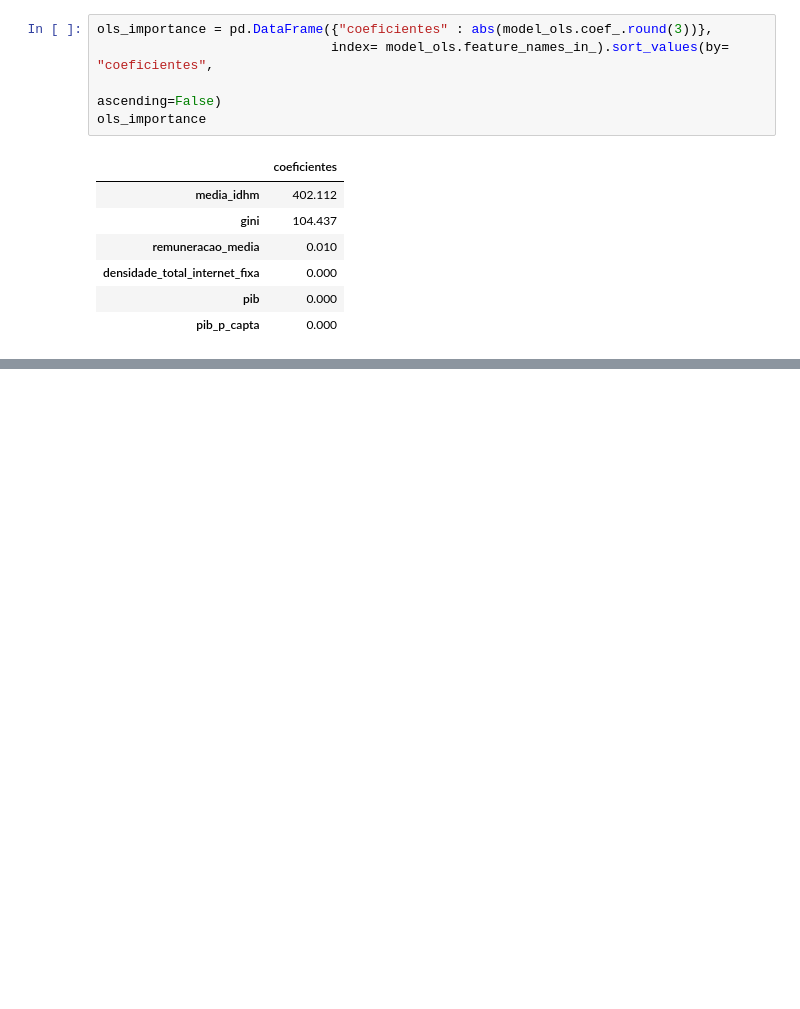
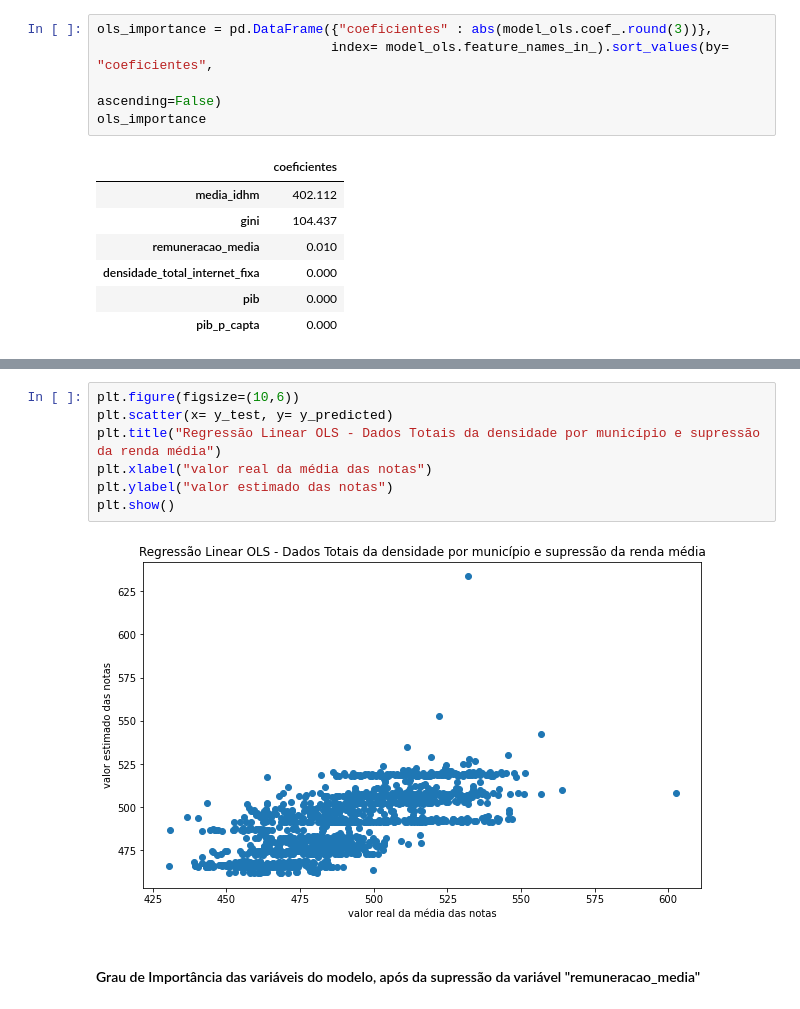
Before and after one commit to mcolazin/tcc_jupyter_new, a Jupyter notebook: part_5_linear_regression_sklearn.ipynb, the cells around one changed output, grey strips where cells are left out. Saved outputs shown, nothing was run; the diff lists cells and outputs as text; blank space fills up the shorter version.

```diff
--- a/part_5_linear_regression_sklearn.ipynb
+++ b/part_5_linear_regression_sklearn.ipynb
@@ -124,0 +234,11 @@ ols_importance
+# %%
+plt.figure(figsize=(10,6))
+plt.scatter(x= y_test, y= y_predicted)
+plt.title("Regressão Linear OLS - Dados Totais da densidade por município e supressão da renda média")
+plt.xlabel("valor real da média das notas")
+plt.ylabel("valor estimado das notas")
+plt.show()
+# %% [output]
+[figure, added]
+# %% [markdown]
+#### Grau de Importância das variáveis do modelo, após da supressão da variável "remuneracao_media"
```
Also changed, not shown: parts of 23 cells of this notebook.
